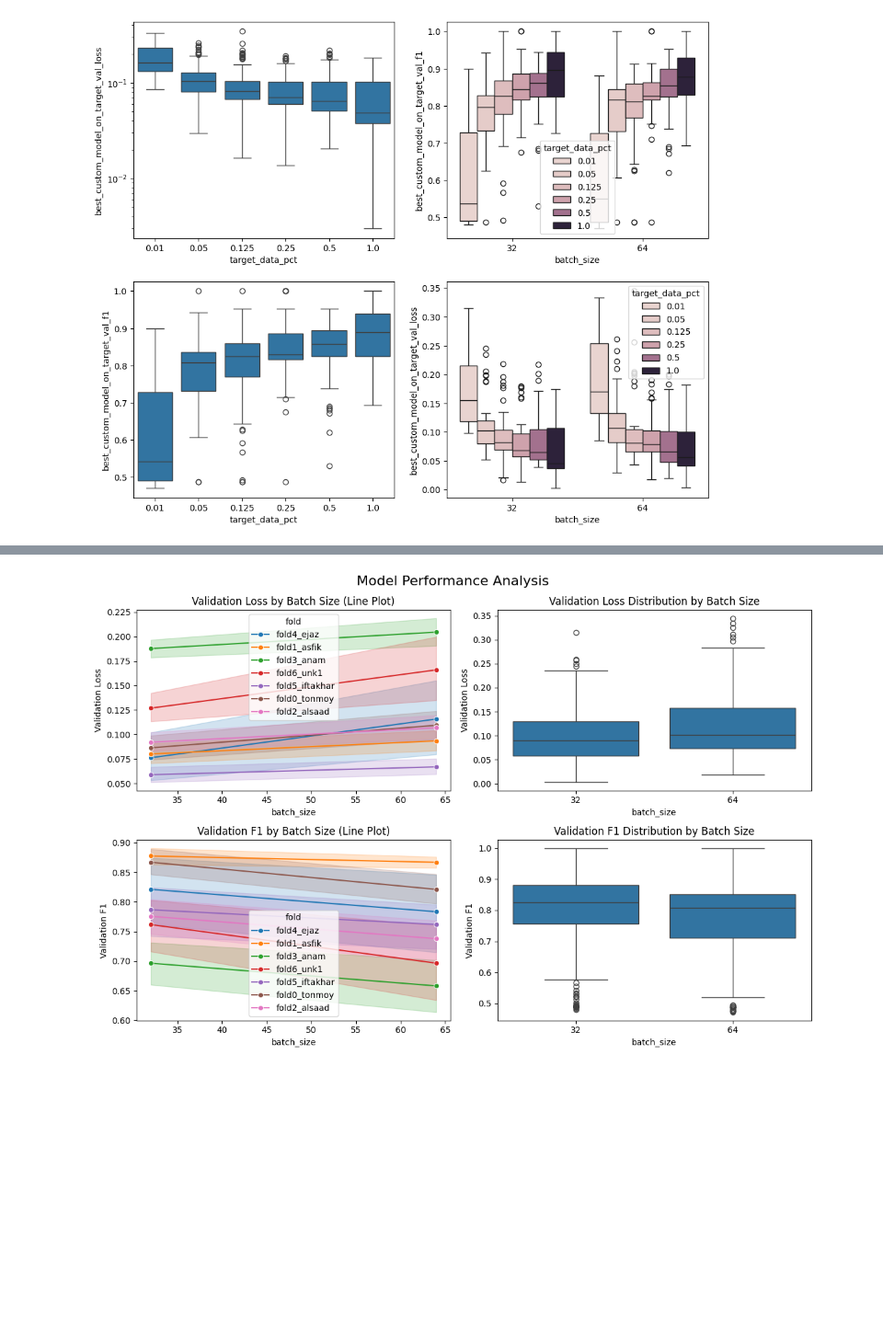
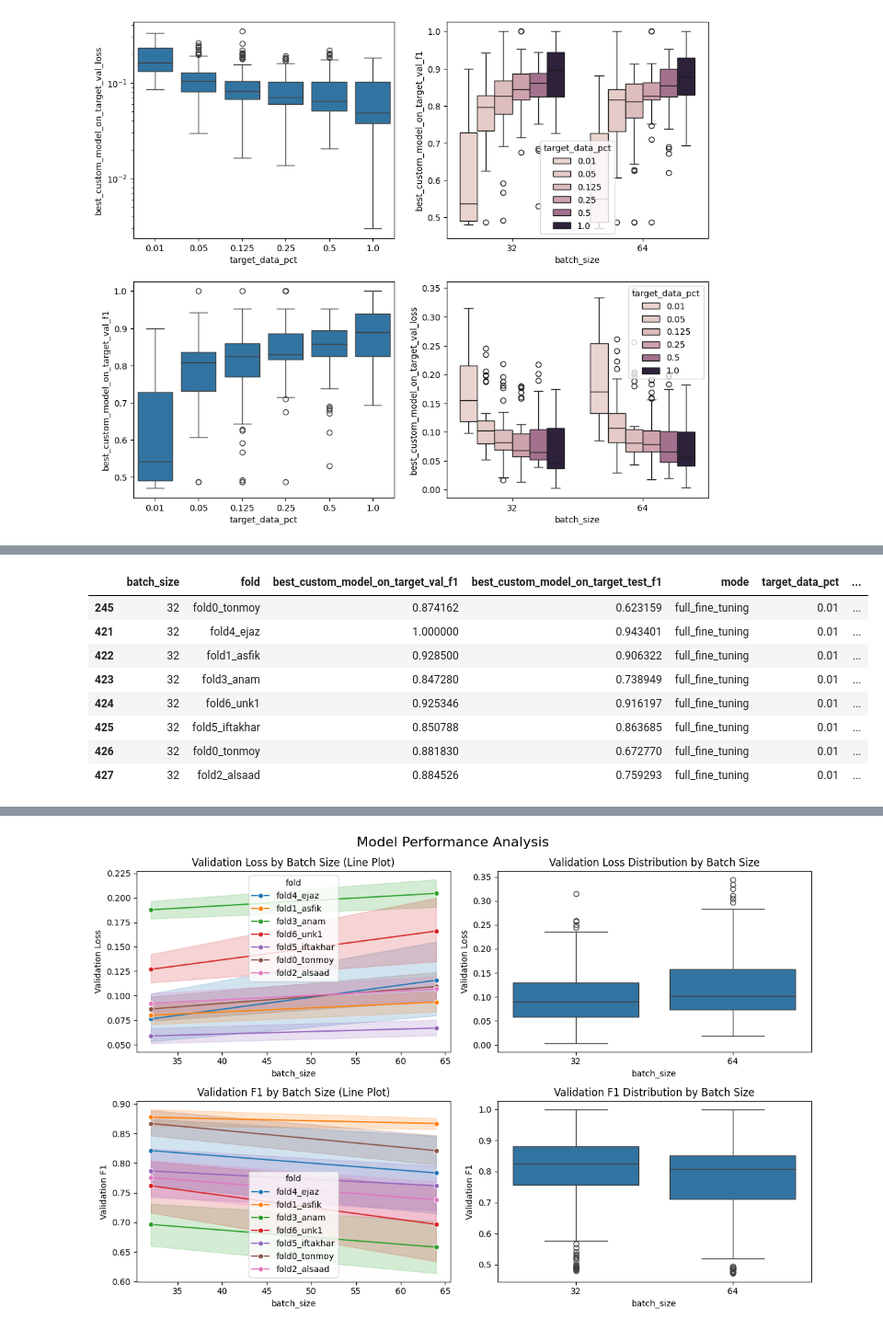
Before and after one commit to smithandrewk/ml-customization, a Jupyter notebook: eval copy.ipynb, the cells around one changed output, grey strips where cells are left out. Shown: that part at 92% size. Drawn from its saved outputs; the diff is of its cells as text; code cells hidden in the pictures; blank space fills up the shorter version.

```diff
--- a/eval copy.ipynb
+++ b/eval copy.ipynb
@@ -85,0 +82,12 @@ sns.kdeplot(data=df, x='best_custom_model_on_target_test_f1', fill=True, color='
+# %%
+df[df['mode'] == 'full_fine_tuning']
+# %% [output]
+|  | batch_size | fold | best_custom_model_on_target_val_f1 | best_custom_model_on_target_test_f1 | mode | target_data_pct | ... |
+| 245 | 32 | fold0_tonmoy | 0.874162 | 0.623159 | full_fine_tuning | 0.01 | ... |
+| 421 | 32 | fold4_ejaz | 1.000000 | 0.943401 | full_fine_tuning | 0.01 | ... |
+| 422 | 32 | fold1_asfik | 0.928500 | 0.906322 | full_fine_tuning | 0.01 | ... |
+| 423 | 32 | fold3_anam | 0.847280 | 0.738949 | full_fine_tuning | 0.01 | ... |
+| 424 | 32 | fold6_unk1 | 0.925346 | 0.916197 | full_fine_tuning | 0.01 | ... |
+| 425 | 32 | fold5_iftakhar | 0.850788 | 0.863685 | full_fine_tuning | 0.01 | ... |
+| 426 | 32 | fold0_tonmoy | 0.881830 | 0.672770 | full_fine_tuning | 0.01 | ... |
+| 427 | 32 | fold2_alsaad | 0.884526 | 0.759293 | full_fine_tuning | 0.01 | ... |
```
Also changed, not shown: parts of 4 cells of this notebook, 4 other files.
